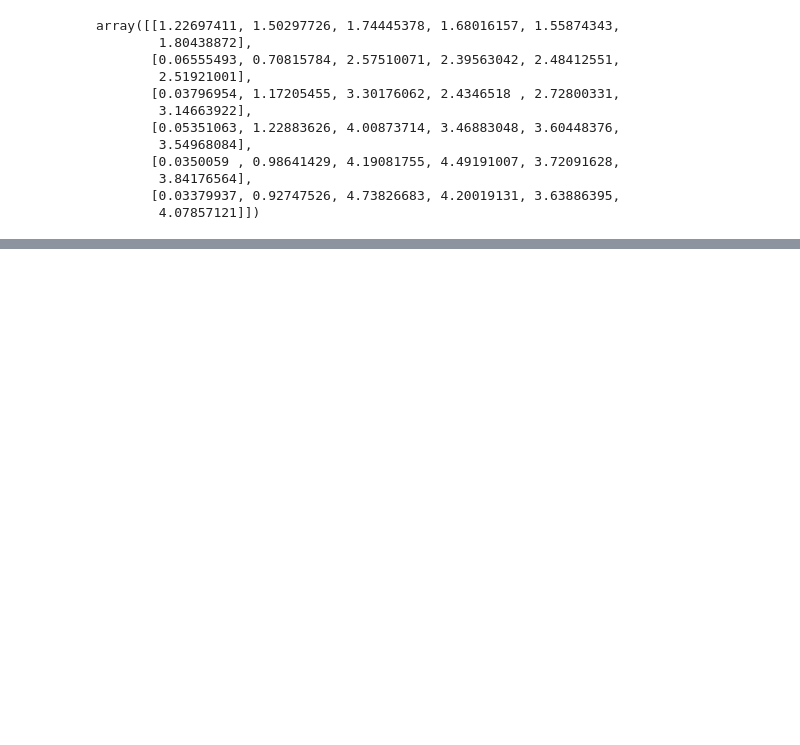
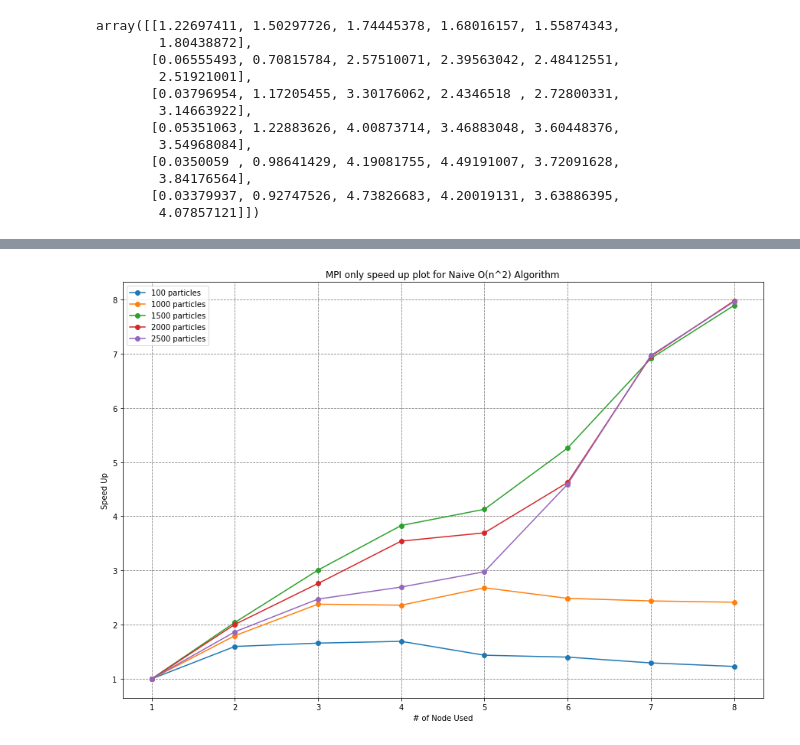
Before and after one commit to siriusctrl/COMP90025-Parallel-Multicore-Computing, a Jupyter notebook: nbody/plot.ipynb, the cells around one changed output, grey strips where cells are left out. Drawn from its saved outputs; the diff is of its cells as text; code cells hidden in the pictures; blank space fills up the shorter version.

```diff
--- a/nbody/plot.ipynb
+++ b/nbody/plot.ipynb
@@ -87,0 +94,15 @@ plt.show()
+# %%
+plt.figure(figsize=(15,10))
+
+for i in range(len(n2_time)):
+    plt.plot([n+1 for n in range(8)], [n2_time[i][0]/t for t in n2_time[i]], 'o-', label=str(n2_bodies[i]) + " particles")
+
+plt.grid(color='gray', linestyle='dashed')
+plt.xlabel("# of Node Used")
+plt.ylabel("Speed Up")
+plt.title("MPI only speed up plot for Naive O(n^2) Algorithm")
+plt.legend()
+plt.savefig("naive_speedup.png")
+plt.show()
+# %% [output]
+[figure, added]
```
Also changed, not shown: parts of 4 cells of this notebook, 8 other files.
